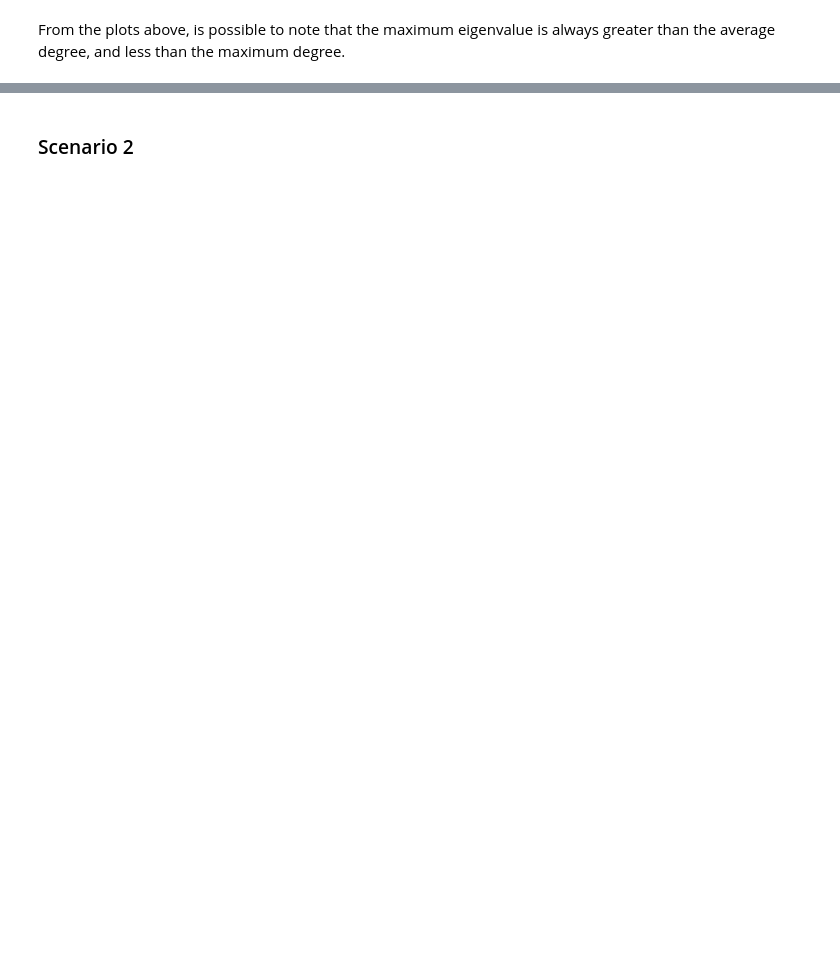
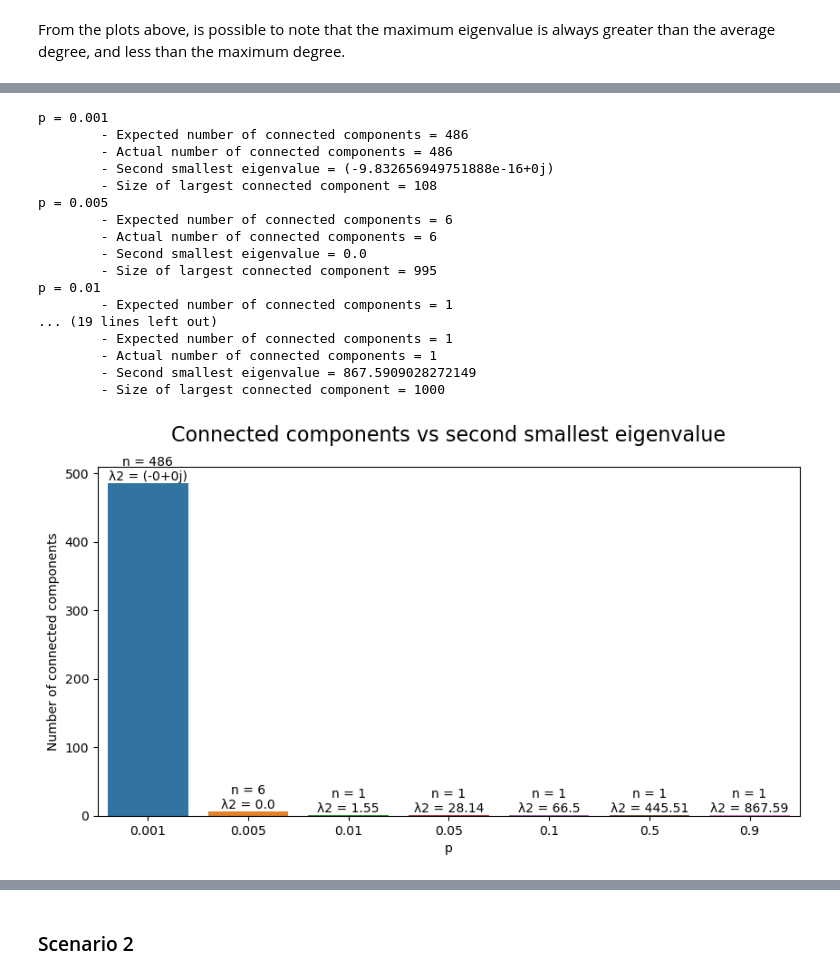
Before and after one commit to lucadibello/geographical-friendship-network, a Jupyter notebook: geographical-friendship-network.ipynb, the cells around one changed output, grey strips where cells are left out. Drawn from its saved outputs; the diff is of its cells as text; code cells hidden in the pictures; blank space fills up the shorter version.

```diff
--- a/geographical-friendship-network.ipynb
+++ b/geographical-friendship-network.ipynb
@@ -516,8 +520,8 @@ for i, tuple in enumerate(graphs):
   max_eigenvalue = eigenvalues.max()
   ax.plot(np.where(eigenvalues == max_eigenvalue)[0], max_eigenvalue, 'o', color='red', label='Max eigenvalue')
 
-# Show legend for on first subplot
-axes[0, 0].legend(loc='upper right')
+  # Show legend on upper right corner
+  ax.legend(loc='upper right')
 
 # Hide extra subplots
 for i in range(len(ps), nrows * ncols):
@@ -531,0 +552,75 @@ From the plots above, is possible to note that the maximum eigenvalue is always
+# %%
+# Create subplots for eigenvalues + add space between subplots
+fig, ax = plt.subplots(1, 1, figsize=(10, 5))
+
+n_connected_components = []
+n_second_smallest_eigenvalues = []
+for i, tuple in enumerate(graphs):
+  p, graph = tuple
+
+  # Compute laplacian matrix
+  laplacian = graph.laplacian()
+  # Compute eigenvalues and eigenvectors of laplacian matrix
+  eigenvalues, eigenvectors = np.linalg.eig(laplacian)
+
+  # Compute graph components
+  components = graph.components()
+
+  # Compute the total number of orthonormal eigenvectors associated with eigenvalue 0
+  num_zero_eigenvectors = np.sum(np.isclose(eigenvalues, 0))
+  print("p = {}".format(p))
+  print("\t- Expected number of connected components = {}".format(num_zero_eigenvectors))
+  print("\t- Actual number of connected components = {}".format(len(components)))
+
+  # Find largest connected component of graph
+  largest_component = components.giant()
+  # Find the second smallest eigenvalue (Theorem: Fiedler vector)
+  second_smallest_eigenvalue = np.sort(eigenvalues)[1]
+
+  # Add data to lists
+  n_connected_components.append(len(components))
+  n_second_smallest_eigenvalues.append(second_smallest_eigenvalue)
+
+  print("\t- Second smallest eigenvalue = {}".format(second_smallest_eigenvalue))
+  print("\t- Size of largest connected component = {}".format(largest_component.vcount()))
+
+# Hide extra subplots
+for i in range(len(ps), nrows * ncols):
+  axes[i//2, i%2].axis('off')
+
+# Plot number of connected components
+fig = sns.barplot(x=ps, y=n_connected_components)
+fig.set_title('Connected components vs second smallest eigenvalue', pad=20).set_fontsize('16')
+fig.set_xlabel('p')
+fig.set_ylabel('Number of connected components')
+# Set spacing between title and plot
+fig.title.set_position([.5, 1.05])
+
+# Add text showing the number of connected components + second smallest eigenvalue
+for i, p in enumerate(ps):
+  fig.text(i, n_connected_components[i], 'n = {}\nλ2 = {}'.format(n_connected_components[i], np.round(n_second_smallest_eigenvalues[i], 2)), ha='center', va='bottom')
+
+# Plot
+# Increase spacing between subplots
+plt.subplots_adjust(hspace=0.5)
+
+plt.show()
+# %% [output]
+p = 0.001
+        - Expected number of connected components = 486
+        - Actual number of connected components = 486
+        - Second smallest eigenvalue = (-9.832656949751888e-16+0j)
+        - Size of largest connected component = 108
+p = 0.005
+        - Expected number of connected components = 6
+        - Actual number of connected components = 6
+        - Second smallest eigenvalue = 0.0
+        - Size of largest connected component = 995
+p = 0.01
+        - Expected number of connected components = 1
+... (19 lines left out)
+        - Expected number of connected components = 1
+        - Actual number of connected components = 1
+        - Second smallest eigenvalue = 867.5909028272149
+        - Size of largest connected component = 1000
+[figure, added]
```
Also changed, not shown: parts of 12 cells of this notebook.
